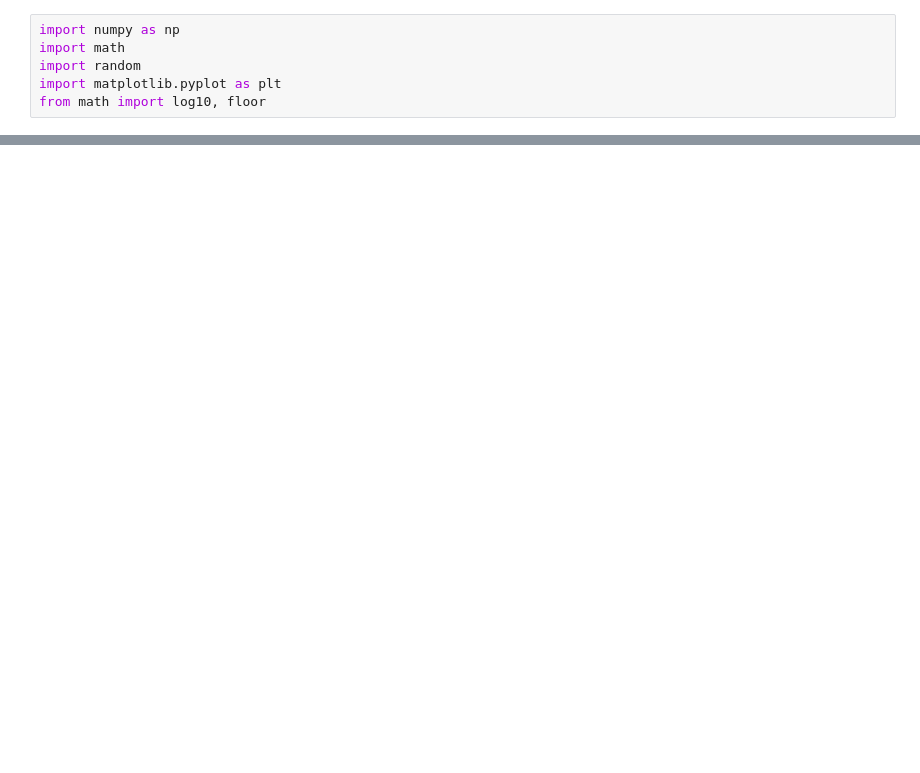
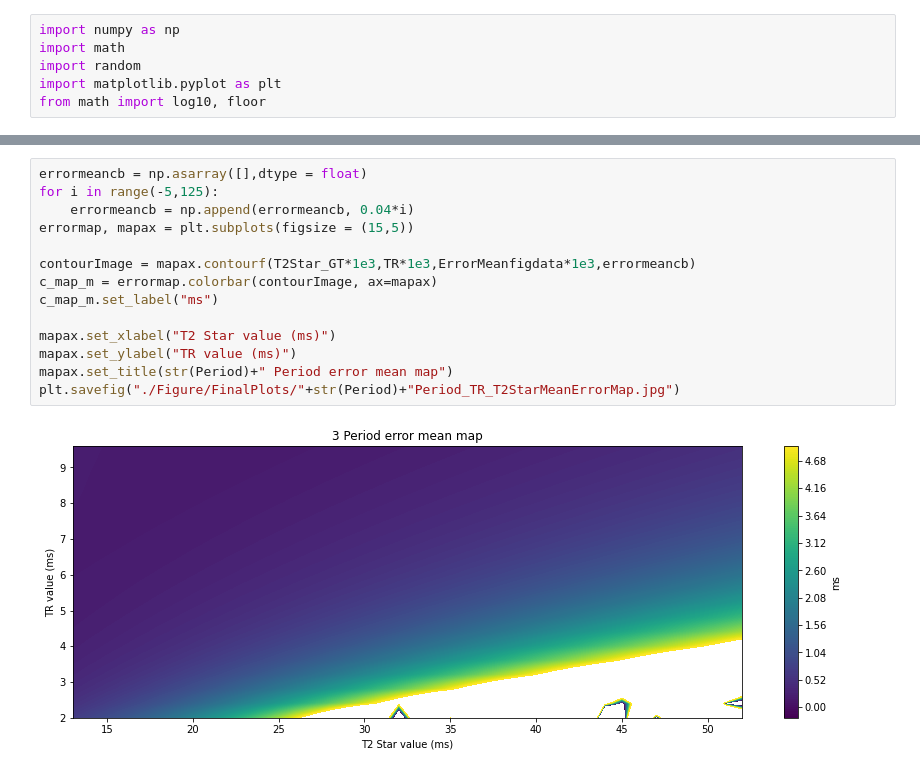
Before and after one commit to Yifei-Jin/Final_Year_Project, a Jupyter notebook: Code/Quadratic_Spoiling/Display_T2StarFitPlot.ipynb, the cells around one changed output, grey strips where cells are left out. Drawn from its saved outputs; the diff is of its cells as text; blank space fills up the shorter version.

```diff
--- a/Code/Quadratic_Spoiling/Display_T2StarFitPlot.ipynb
+++ b/Code/Quadratic_Spoiling/Display_T2StarFitPlot.ipynb
@@ -56,0 +60,16 @@ plt.show()
+# %%
+errormeancb = np.asarray([],dtype = float)
+for i in range(-5,125):
+    errormeancb = np.append(errormeancb, 0.04*i)
+errormap, mapax = plt.subplots(figsize = (15,5))
+
+contourImage = mapax.contourf(T2Star_GT*1e3,TR*1e3,ErrorMeanfigdata*1e3,errormeancb)
+c_map_m = errormap.colorbar(contourImage, ax=mapax)
+c_map_m.set_label("ms")
+
+mapax.set_xlabel("T2 Star value (ms)")
+mapax.set_ylabel("TR value (ms)")
+mapax.set_title(str(Period)+" Period error mean map")
+plt.savefig("./Figure/FinalPlots/"+str(Period)+"Period_TR_T2StarMeanErrorMap.jpg")
+# %% [output]
+[figure, added]
```
Also changed, not shown: parts of 5 cells of this notebook, 30 other files.
